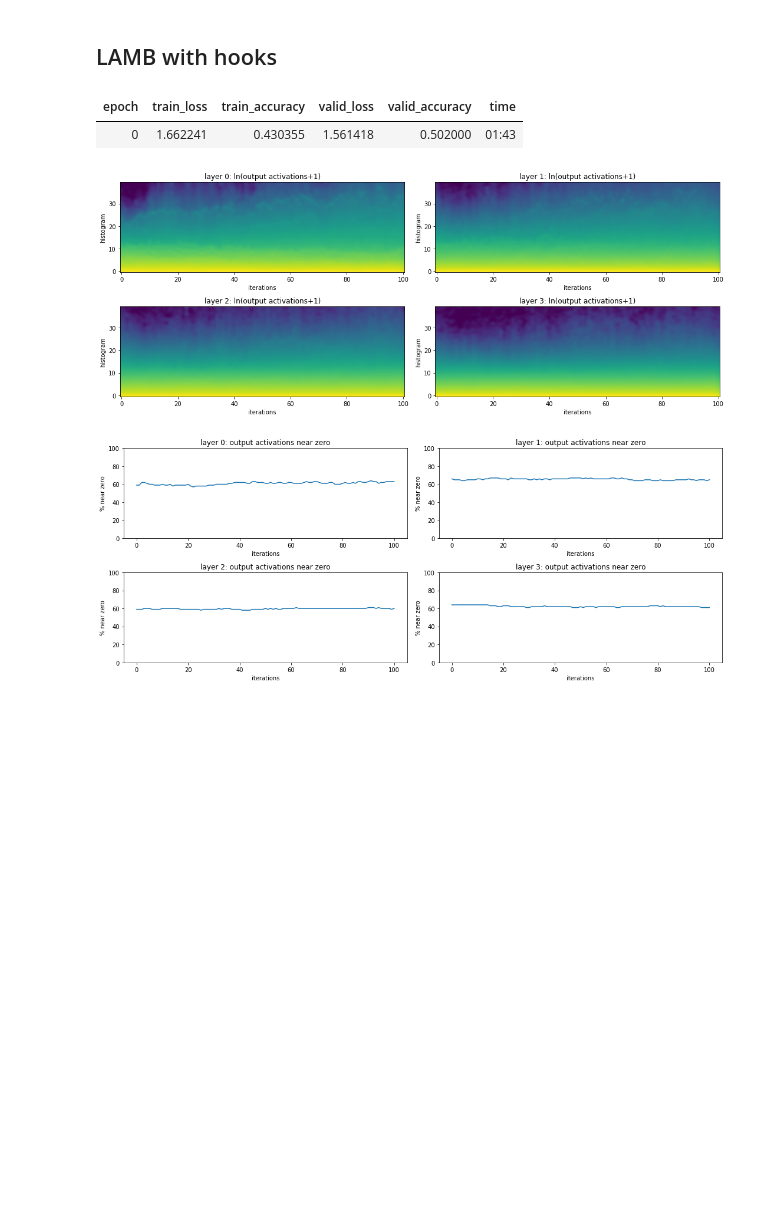
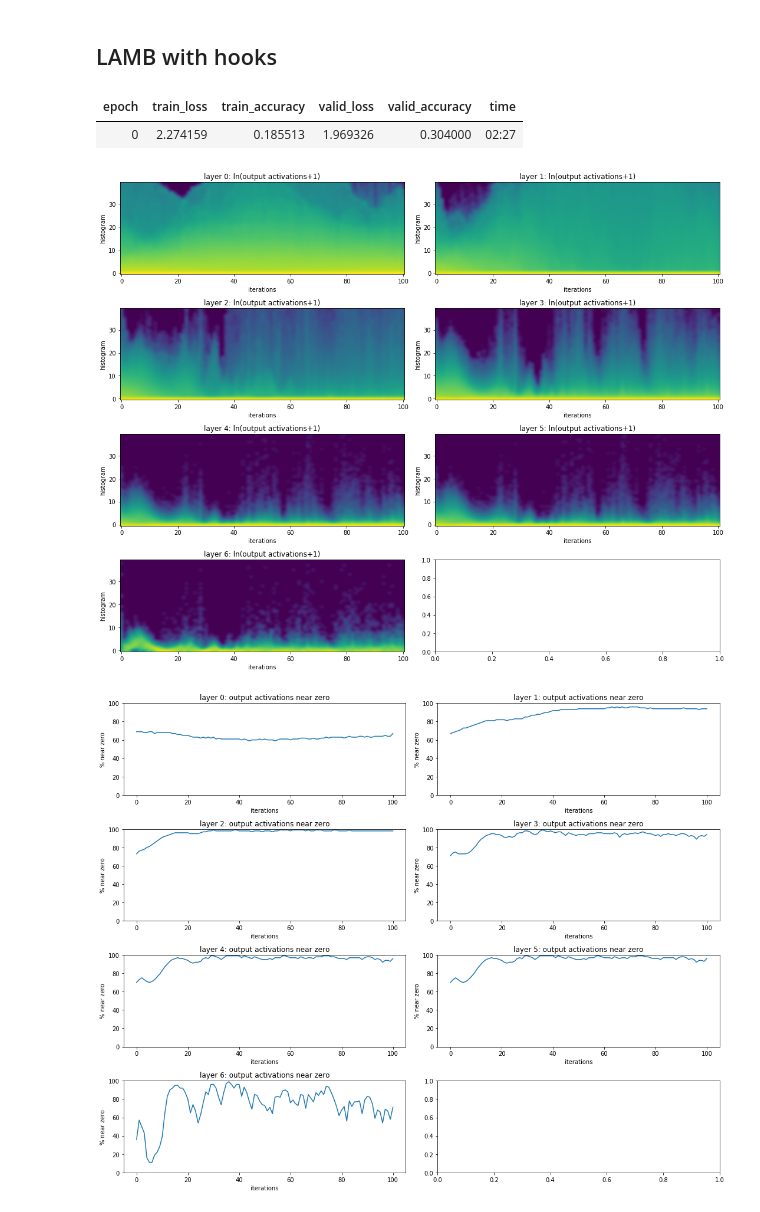
Before and after one commit to kasparlund/core_ai, a Jupyter notebook: source/imagenette_optimizers.ipynb, the cells around one changed output. Drawn from its saved outputs; the diff is of its cells as text; code cells hidden in the pictures; blank space fills up the shorter version.

```diff
--- a/source/imagenette_optimizers.ipynb
+++ b/source/imagenette_optimizers.ipynb
@@ -148,10 +154,11 @@ learn.find_subcription_by_cls(Recorder).plot_lr(),plt.show()
 # %% [markdown]
 ## LAMB: steppers=[lamb_step]
 # %%
-model = get_cnn_model(layers_sizes, data.c_in, data.c_out, partial(conv_layer, stride=2) )
-init_cnn( model )
-learn = Learner( model, data, loss_func=F.cross_entropy,
-                 opt=LAMB(sched,max_lr=3e-3, moms=(0.85,0.95), max_wd = 1e-6), cb_funcs=cbfs)
-%time learn.fit(3)
+layer = partial(conv_layer, stride=2, bn=False, zero_bn=False, act=nn.ReLU )
+mm    = CnnModelManager( get_cnn_model(layers_sizes, databunch.c_in, databunch.c_out, layer ) )
+mm.initialize(is_resnet=False)
+
+learn = Learner( mm.model, databunch, loss_func=F.cross_entropy)
+%time learn.fit(3, opt=LAMB(sched,max_lr=3e-3, moms=(0.85,0.95), max_wd = 1e-6), cb_funcs=cbfs)
 # %% [output]
 | epoch | train_loss | train_accuracy | valid_loss | valid_accuracy | time |
@@ -171,12 +178,13 @@ learn.find_subcription_by_cls(Recorder).plot_loss(),plt.show()
 # %% [markdown]
 ## Adam with hooks
 # %%
-model = get_cnn_model(layers_sizes, data.c_in, data.c_out, partial(conv_layer, stride=2) )
-init_cnn( model )
-learn = Learner( model, data, loss_func=F.cross_entropy,
-                 opt=Adam(sched,max_lr=2e-4, moms=(0.85,0.95), max_wd = 1e-4), cb_funcs=cbfs)
-with Hooks(model, append_stats) as hooks:
-    learn.fit(1)
+layer = partial(conv_layer, stride=2, bn=False, zero_bn=False, act=nn.ReLU )
+mm    = CnnModelManager( get_cnn_model(layers_sizes, databunch.c_in, databunch.c_out, layer ) )
+mm.initialize(is_resnet=False)
+
+with Hooks(mm.model, append_stats) as hooks:
+    learn = Learner( mm.model, databunch, loss_func=F.cross_entropy)
+    learn.fit(1, opt=Adam(sched,max_lr=2e-4, moms=(0.85,0.95), max_wd = 1e-4), cb_funcs=cbfs)
     plot_layer_stats( hooks )
 # %% [output]
 | epoch | train_loss | train_accuracy | valid_loss | valid_accuracy | time |
@@ -187,15 +195,16 @@ with Hooks(model, append_stats) as hooks:
 # %% [markdown]
 ## LAMB with hooks
 # %%
-model = get_cnn_model(layers_sizes, data.c_in, data.c_out, partial(conv_layer, stride=2) )
-init_cnn( model )
-learn = Learner( model, data, loss_func=F.cross_entropy,
-                 opt=LAMB(sched,max_lr=1e-2, moms=(0.85,0.95), max_wd = 1e-6), cb_funcs=cbfs)
-with Hooks(model, append_stats) as hooks:
-    learn.fit(1)
+layer = partial(conv_layer, stride=2, bn=False, zero_bn=False, act=nn.ReLU )
+mm    = CnnModelManager( get_cnn_model(layers_sizes, databunch.c_in, databunch.c_out, layer ) )
+mm.initialize(is_resnet=False)
+
+with Hooks(mm.model, append_stats) as hooks:
+    learn = Learner( mm.model, databunch, loss_func=F.cross_entropy)
+    learn.fit(1, opt=LAMB(sched,max_lr=1e-2, moms=(0.85,0.95), max_wd = 1e-6), cb_funcs=cbfs )
     plot_layer_stats( hooks )
 # %% [output]
 | epoch | train_loss | train_accuracy | valid_loss | valid_accuracy | time |
-| 0 | 1.662241 | 0.430355 | 1.561418 | 0.502000 | 01:43 |
+| 0 | 2.274159 | 0.185513 | 1.969326 | 0.304000 | 02:27 |
-[figure, old version]
+[figure, new version]
-[figure, old version]
+[figure, new version]
```
Also changed, not shown: parts of 14 cells of this notebook, 13 other files.
